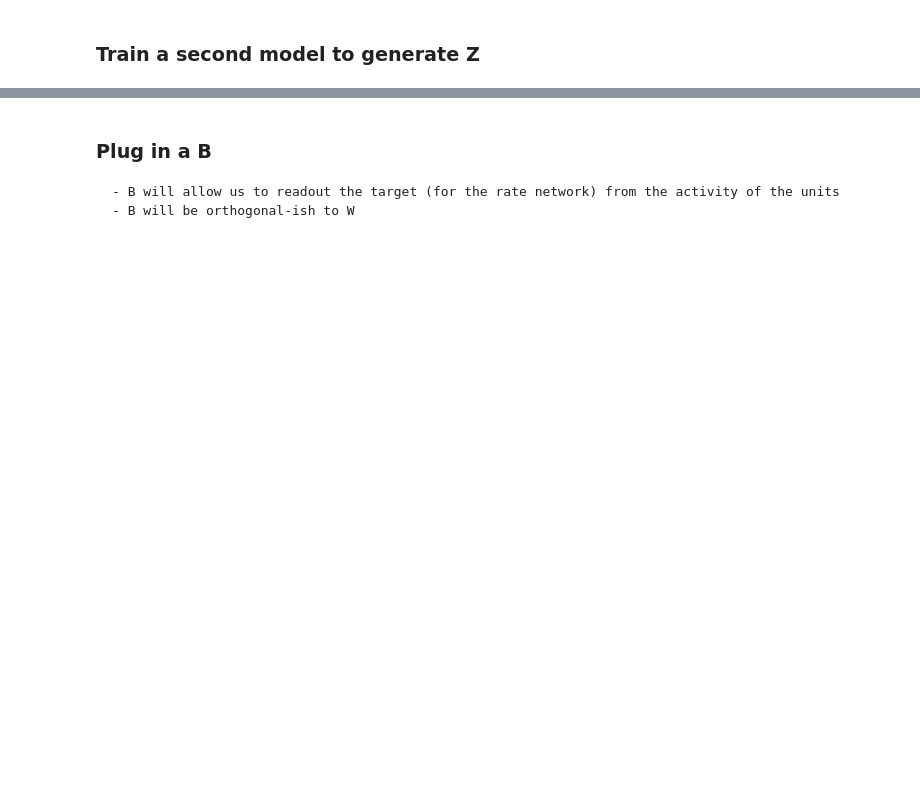
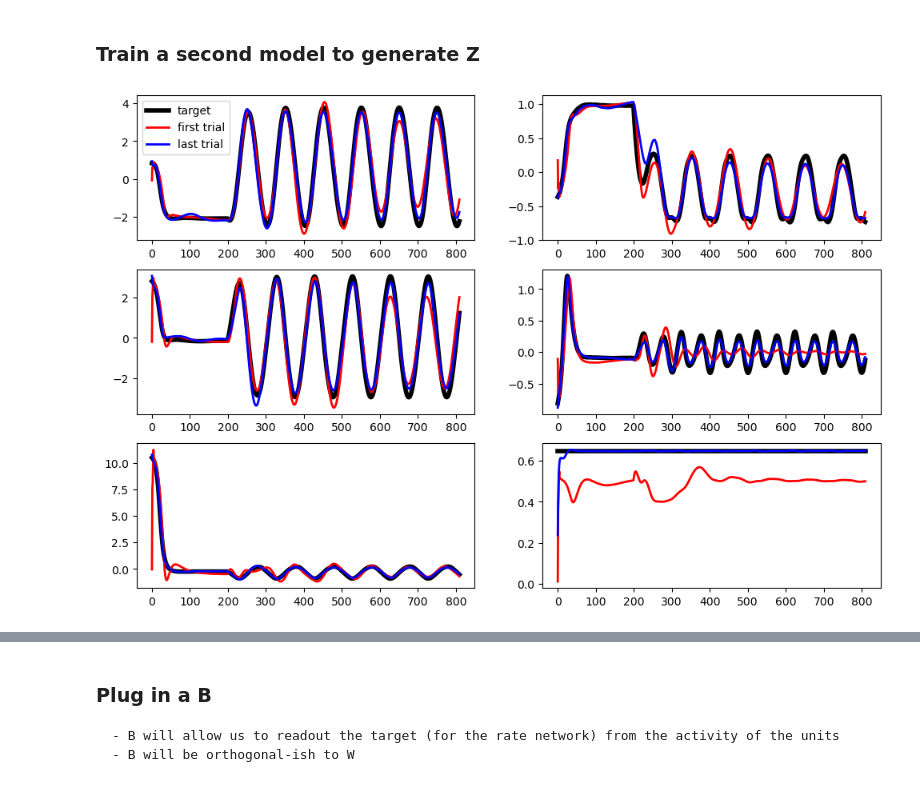
Before and after one commit to andrewZimnik/basal_ganglia, a Jupyter notebook: scripts/multiSpeedLearningModel.ipynb, the cells around one changed output, grey strips where cells are left out. Drawn from its saved outputs; the diff is of its cells as text; code cells hidden in the pictures; blank space fills up the shorter version.

```diff
--- a/scripts/multiSpeedLearningModel.ipynb
+++ b/scripts/multiSpeedLearningModel.ipynb
@@ -405,7 +312,8 @@ g_w  = 0.025
 alpha = 1
 
 # number of latents
-numZ = 5
+# the first K-1 latents will be taken from the rate model, and the last latent will just be the static context signal
+numZ = 6
 
 ## draw our U and J0 weights ##
 
@@ -420,16 +328,19 @@ J0 = np.random.normal(loc=0, scale=(g_j0**2)/(numN * tau**2), size=(numN,numN))
 W_in = np.random.uniform(low=uMin,high=uMax, size=(numN,2)) * g_W_in
 
 ## define our target latents, Z ##
-Z_target = proj[:,:numZ]
+Z_target = proj[:,:(numZ-1)]
 
 # reshape to be T x C x K
-Z_target_rs = Z_target.reshape(-1,numC,numZ,order='F').transpose(0,2,1)
+Z_target_rs = Z_target.reshape(-1,numC,(numZ-1),order='F').transpose(0,2,1)
+
+# add a column of zeros to the target that will be filled in each trial
+Z_target_rs = np.concatenate((Z_target_rs,np.zeros((Z_target_rs.shape[0],1,1))),axis=1)
 
 ## rename our inputs ##
 INPUT = np.copy(inputs)
 
 ## number of trials to train ##
-numTrials = 20
+numTrials = 500
 
 ## trial duration ##
 trlDur = rates.shape[0]
@@ -450,7 +361,7 @@ z0 = np.zeros((numZ,1))
 P = np.eye(numN) / alpha
 
 ## scale of the training noise ##
-noiseScale = 1e-6
+noiseScale = 1e-7
 # %%
 # cycle through trials
 
@@ -470,6 +381,9 @@ for trl in range(numTrials):
         # append a static context signal to our input
         ctxInput = np.zeros((trlDur,1)) + (2 * np.random.rand() -1)
         trlInput = np.concatenate((np.copy(INPUT),ctxInput),axis=1)
+
+        # and add the same context input to the target
+        Z_target_rs[:,-1,:] = ctxInput
 
         # cycle through the trial
         for ii in range(trlDur):
@@ -497,33 +411,33 @@ for trl in range(numTrials):
             P = P - ((P @ r @ r.T @ P)/(1 + (r.T @ P @ r)))
 # %%
 # plot the first and last trial (along with the target)
-numRows = 5
-fig, ax = plt.subplots(numRows,2, figsize = (10,15))
+numRows = int(numZ/2)
+fig, ax = plt.subplots(numRows,2, figsize = (12,8))
 
 # only plot 1 condition
 cond = 0
 
 for ii in range(numZ):
 
     # get the row and column index
     rIdx = np.mod(ii,numRows)
     cIdx = (ii//numRows)
 
     # plot the target
     ax[rIdx,cIdx].plot(Z_target_rs[:,ii,cond],'k',linewidth=4,label='target');
 
     # plot the first trial
     ax[rIdx,cIdx].plot(networkOutput[:,ii,cond,0],'r',linewidth=2,label='first trial')
 
     # plot the last trial
     ax[rIdx,cIdx].plot(networkOutput[:,ii,cond,-1],'b',linewidth=2,label='last trial')
 
-    # change the y scale
-    ax[rIdx,cIdx].set_ylim([-15,15]);
 
 
     if ii==0:
         ax[rIdx,cIdx].legend()
+# %% [output]
+[figure, added]
 # %%
 # plot error (averaged over output dimensions) as a function of training steps
 meanError = ((networkOutput - np.tile(Z_target_rs[:,:,:,np.newaxis], (1,1,1,numTrials)))**2).mean(axis=1).squeeze()
```
Also changed, not shown: parts of 40 cells of this notebook, 2 other files.
